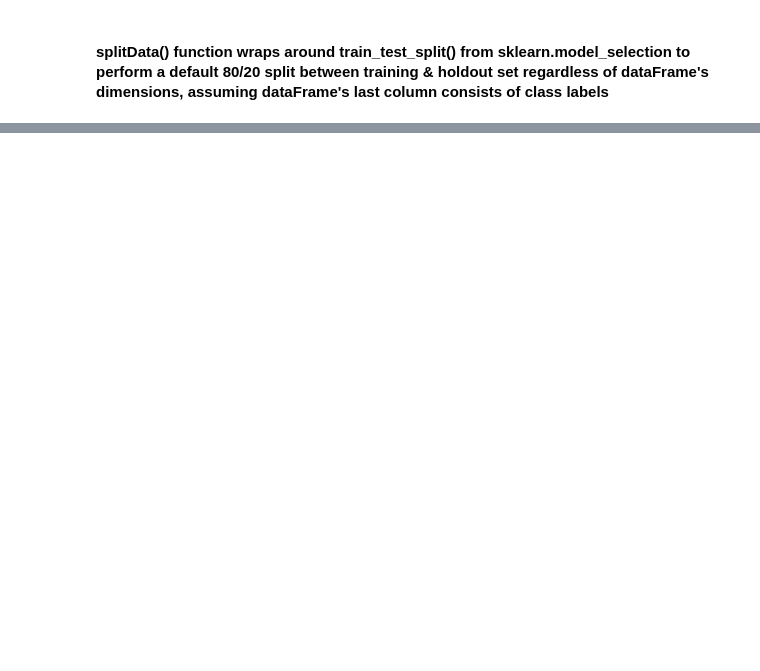
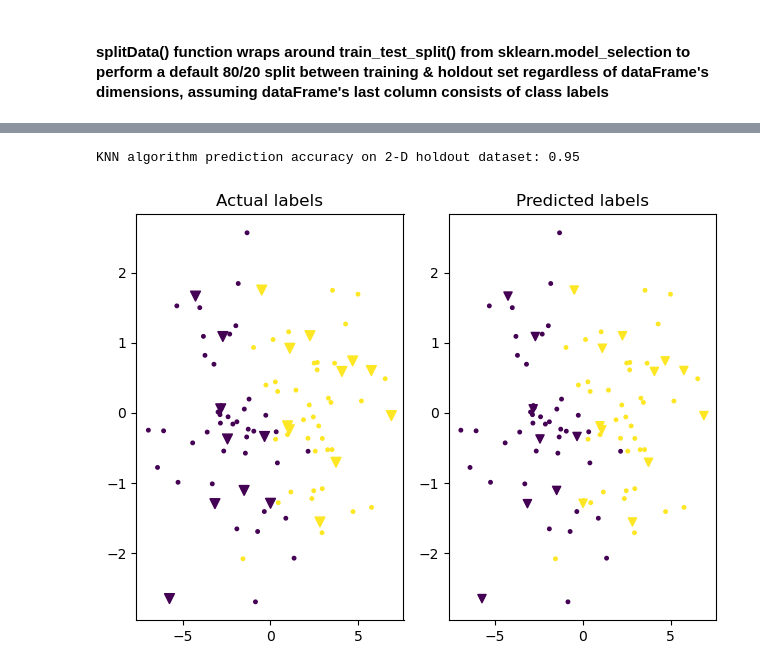
Before and after one commit to Urus-Corsa/Machine_Learning, a Jupyter notebook: k_nearest_neighbors_classifier.ipynb, the cells around one changed output, grey strips where cells are left out. Saved outputs shown, nothing was run; the diff lists cells and outputs as text; code cells hidden in the pictures; blank space fills up the shorter version.

```diff
--- a/k_nearest_neighbors_classifier.ipynb
+++ b/k_nearest_neighbors_classifier.ipynb
@@ -103,8 +104,7 @@ Text(0, 0.5, 'labels')
 # %% [markdown]
 #### splitData() function wraps around train_test_split() from sklearn.model_selection to perform a default 80/20 split between training & holdout set regardless of dataFrame's dimensions, assuming dataFrame's last column consists of class labels
 # %%
-def splitData(dataFrame: pd.DataFrame, training_set_size: float = 0.8, holdout_set_size: float = 0.2) -> list:
+def splitData(dataFrame: pd.DataFrame, training_set_size: float = 0.8, holdout_set_size: float = 0.2) -> pd.DataFrame:
   if training_set_size+holdout_set_size!=1.0:
     raise Exception(f"Provided split (training: {training_set_size}, test: {holdout_set_size}) is NOT possible\nThe splits sum should be 1.0 ")
-  return train_test_split(dataFrame.iloc[:,:-1], dataFrame.iloc[:,-1],
-                          train_size=training_set_size, test_size=holdout_set_size, random_state=42)
+  return train_test_split(dataFrame, train_size=training_set_size, test_size=holdout_set_size)
@@ -117,0 +111,3 @@ training_set_input.shape, training_set_labels.shape, holdout_set_input.shape, ho
+# %%
+training_set, holdout_set = splitData(df)
+training_set.shape, holdout_set.shape
@@ -117,0 +141,37 @@ training_set_input.shape, training_set_labels.shape, holdout_set_input.shape, ho
+# %%
+predicted_holdout_set = holdout_set.copy()
+incorrect_predicted_labels = 0
+for i in range(len(holdout_set)):
+  predicted_label = knn(holdout_set.iloc[i, :-1], training_set)
+  predicted_holdout_set.iloc[i,-1] = predicted_label
+  if int(predicted_label) != int(holdout_set.iloc[i,-1]):
+    incorrect_predicted_labels += 1
+
+knn_accuracy = (len(holdout_set)-incorrect_predicted_labels)/len(holdout_set)
+
+print(f"KNN algorithm prediction accuracy on {len(holdout_set.columns)-1}-D holdout dataset: {knn_accuracy}")
+
+
+# from sklearn.neighbors import KNeighborsClassifier
+
+# model = KNeighborsClassifier(n_neighbors=3)
+# model.fit(training_set.iloc[:, :-1], training_set.iloc[:,-1])
+# pred_results = model.predict(holdout_set.iloc[:, :-1])
+# %% [output]
+KNN algorithm prediction accuracy on 2-D holdout dataset: 0.95
+# %%
+plt.subplot(1, 2, 1)
+plt.scatter(training_set.iloc[:,0],training_set.iloc[:,1], s=25, c=training_set.iloc[:,-1], marker=".")
+plt.scatter(holdout_set.iloc[:,0],holdout_set.iloc[:,1], s=50, c=holdout_set.iloc[:,-1], marker="v")
+plt.title("Actual labels")
+
+plt.subplot(1, 2, 2)
+plt.scatter(training_set.iloc[:,0],training_set.iloc[:,1], s=25, c=training_set.iloc[:,-1], marker=".")
+# plt.scatter(holdout_set.iloc[:,0],holdout_set.iloc[:,1], s=35, c=pred_results, marker="v")
+plt.scatter(holdout_set.iloc[:,0],holdout_set.iloc[:,1], s=35, c=predicted_holdout_set.iloc[:,-1], marker="v")
+plt.title("Predicted labels")
+
+plt.tight_layout()
+plt.show()
+# %% [output]
+[figure, added]
```
Also changed, not shown: parts of 10 cells of this notebook.
